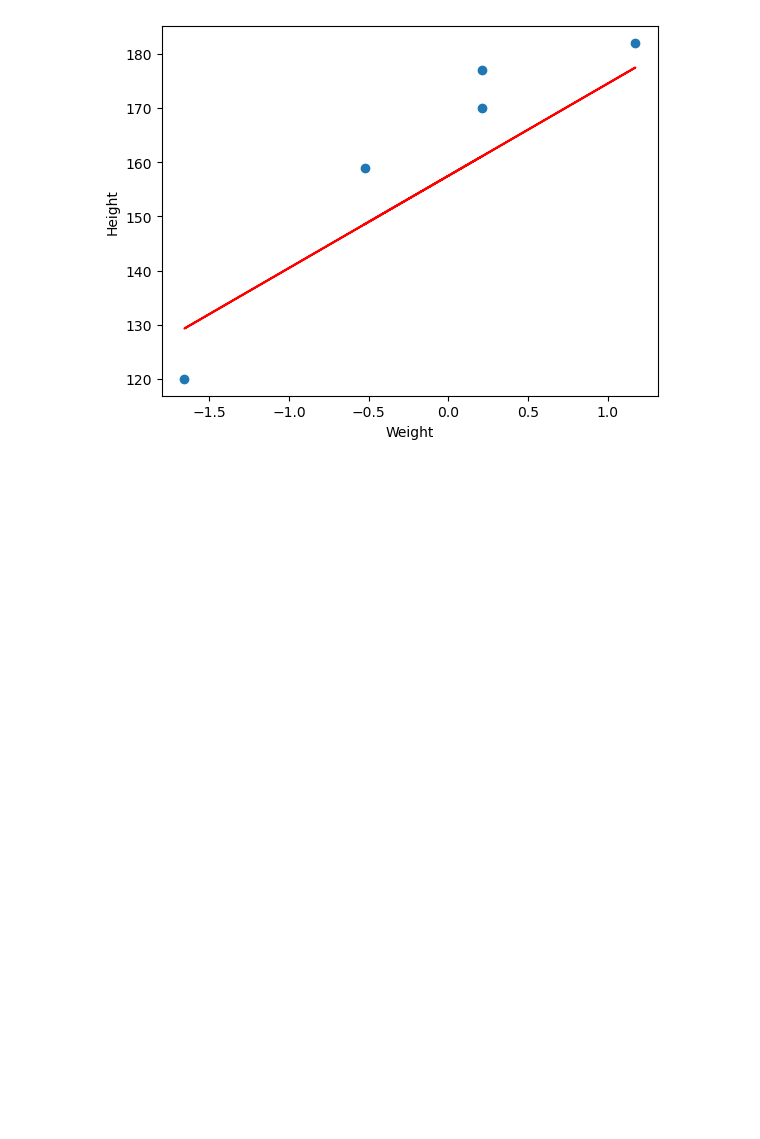
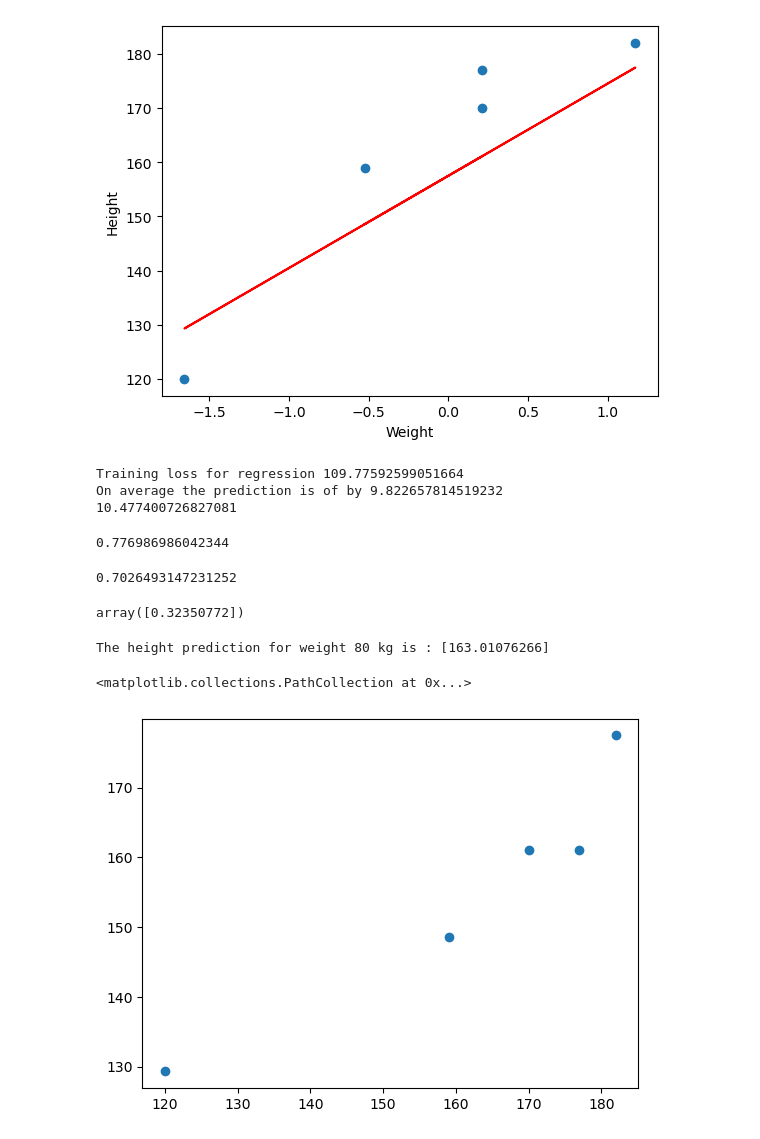
Before and after one commit to affanahmed128/Machine-Learning, a Jupyter notebook: simple_regression.ipynb, the cells around one changed output. Cells and saved outputs as stored; diff of their text form; code cells hidden in the pictures; blank space fills up the shorter version.

Commit message:
multiple linear regression

```diff
--- a/simple_regression.ipynb
+++ b/simple_regression.ipynb
@@ -123,4 +123,39 @@ plt.xlabel("Weight")
 Text(0.5, 0, 'Weight')
 [figure]
 # %%
-S
+from sklearn.metrics import mean_squared_error,mean_absolute_error
+mse=mean_squared_error(y_test,y_pred_test)
+mae=mean_absolute_error(y_test,y_pred_test)
+rmse=np.sqrt(mse)
+print("Training loss for regression",mse)
+print("On average the prediction is of by",mae)
+print(rmse)
+# %% [output]
+Training loss for regression 109.77592599051664
+On average the prediction is of by 9.822657814519232
+10.477400726827081
+# %%
+from sklearn.metrics import r2_score
+score=r2_score(y_test,y_pred_test)
+score
+# %% [output]
+0.776986986042344
+# %%
+1 - (1-score)*(len(y_test)-1)/(len(y_test)-X_test.shape[1]-1)
+# %% [output]
+0.7026493147231252
+# %%
+scaled_weight=scaler.transform([[80]])
+scaled_weight[0]
+# %% [output]
+array([0.32350772])
+# %%
+print("The height prediction for weight 80 kg is :",regressor.predict([scaled_weight[0]]))
+# %% [output]
+The height prediction for weight 80 kg is : [163.01076266]
+# %%
+## plot a scatter plot for the prediction
+plt.scatter(y_test,y_pred_test)
+# %% [output]
+<matplotlib.collections.PathCollection at 0x...>
+[figure, added]
```
Also changed, not shown: parts of 3 cells of this notebook, 2 other files.
